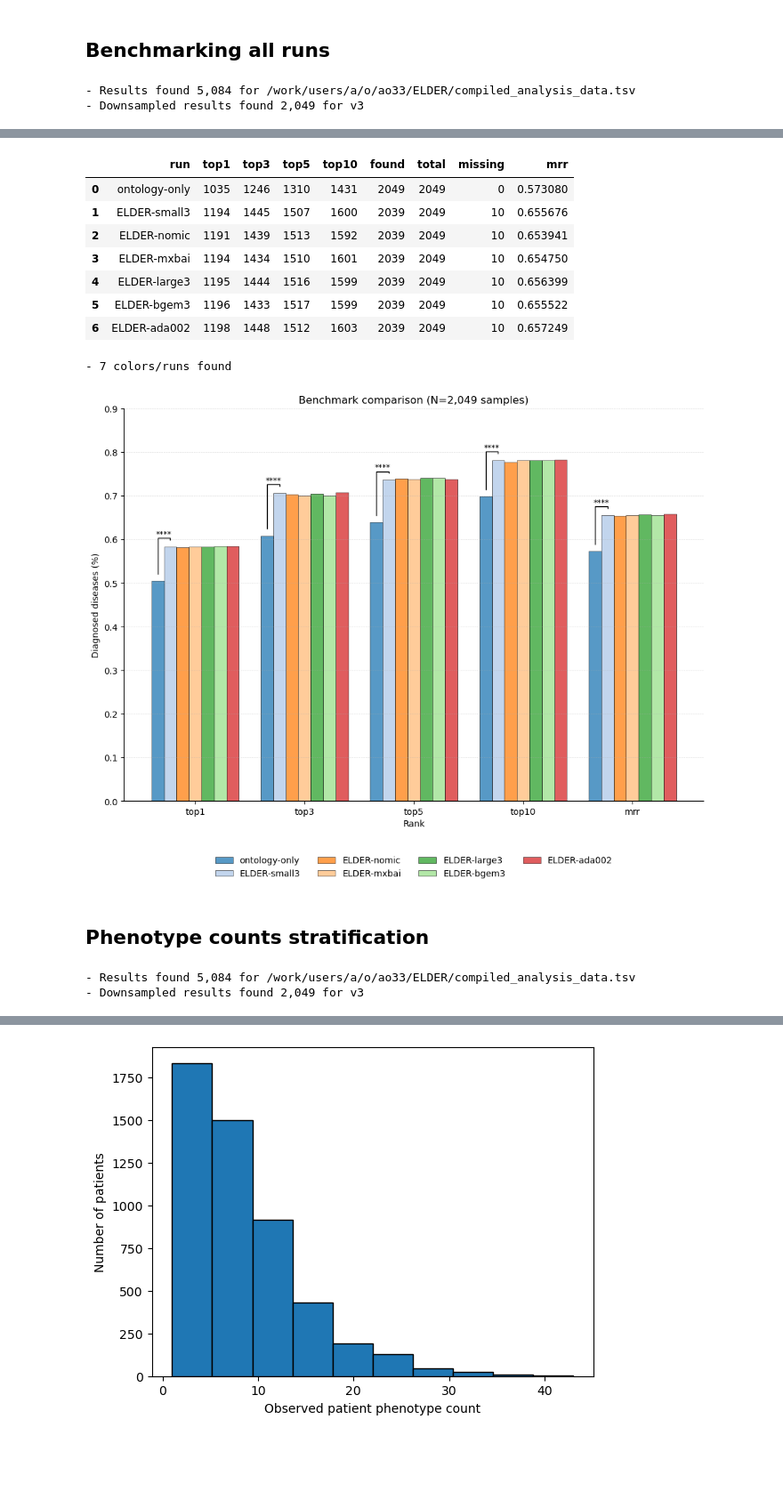
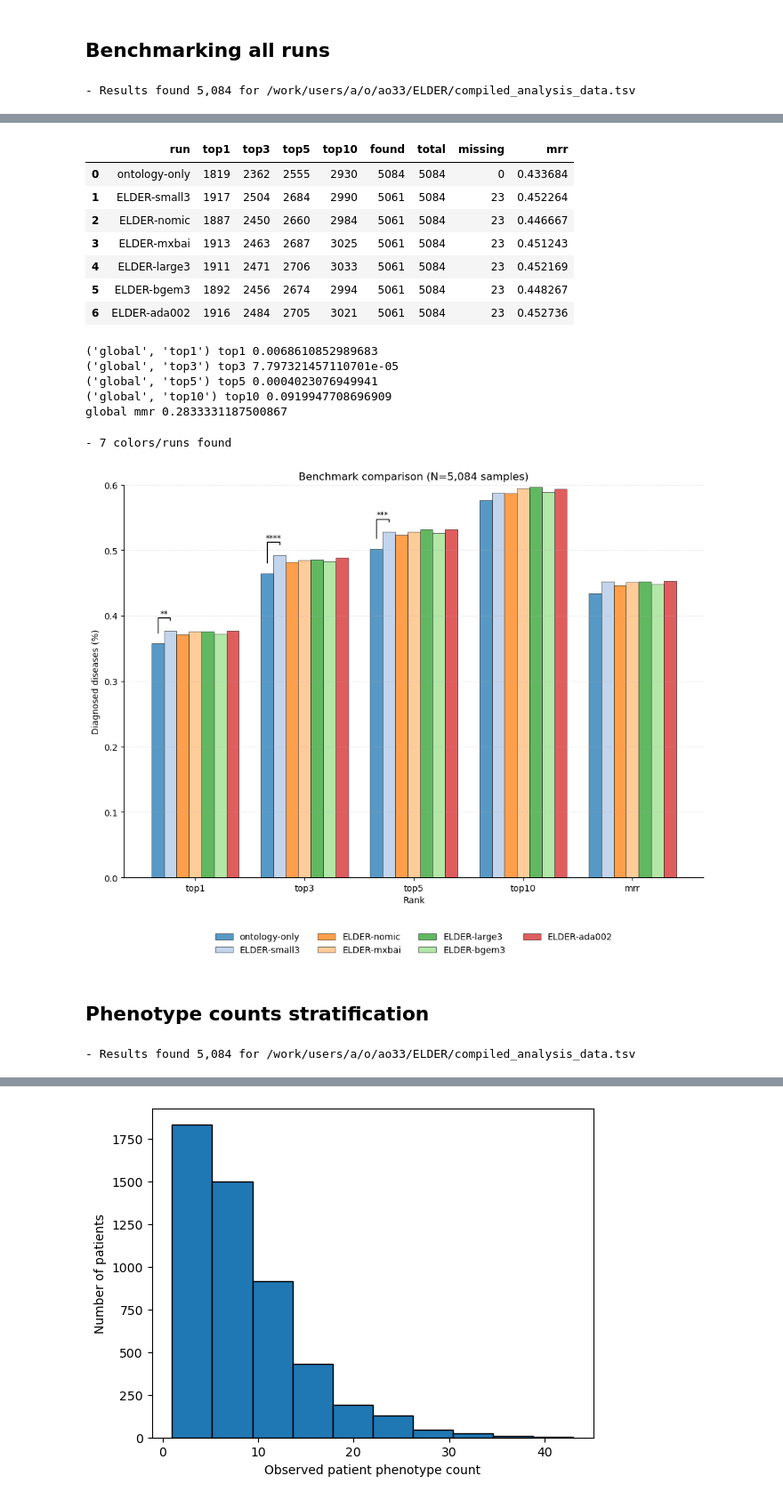
Before and after one commit to monarch-initiative/ELDER, a Jupyter notebook: jupyter_notebooks/elder_analysis.ipynb, the cells around one changed output, grey strips where cells are left out. Shown at 89% size. Saved outputs shown, nothing was run; the diff lists cells and outputs as text; code cells hidden in the pictures; blank space fills up the shorter version.

```diff
--- a/jupyter_notebooks/elder_analysis.ipynb
+++ b/jupyter_notebooks/elder_analysis.ipynb
@@ -2097,7 +2097,7 @@ def add_pvalue_brackets(ax, bars_a, bars_b, pvals, pad=0.03, h=0.02, fs=9, total
 res_filepath = "/work/users/a/o/ao33/ELDER/compiled_analysis_data.tsv"
 stats_filepath = "/work/users/a/o/ao33/ELDER/stats_analsysis.tsv"
 fig_dir = "/work/users/a/o/ao33/ELDER/FIGURES_NEW"
-downsample = 3
+downsample = False
 os.makedirs(fig_dir, exist_ok=True)
 
 # Format output names/paths for All data
@@ -2127,7 +2127,6 @@ if downsample != False:
     print("- Downsampled results found {} for v{}".format(format(len(res_df), ','), downsample))
 # %% [output]
 - Results found 5,084 for /work/users/a/o/ao33/ELDER/compiled_analysis_data.tsv
-- Downsampled results found 2,049 for v3
 # %%
 display(stats_df)
 # %% [output]
@@ -2207,13 +2206,13 @@ display(data)
 data.to_csv(save_stats, sep='\t', index=False)
 # %% [output]
 |  | run | top1 | top3 | top5 | top10 | found | total | missing | mrr |
-| 0 | ontology-only | 1035 | 1246 | 1310 | 1431 | 2049 | 2049 | 0 | 0.573080 |
-| 1 | ELDER-small3 | 1194 | 1445 | 1507 | 1600 | 2039 | 2049 | 10 | 0.655676 |
-| 2 | ELDER-nomic | 1191 | 1439 | 1513 | 1592 | 2039 | 2049 | 10 | 0.653941 |
-| 3 | ELDER-mxbai | 1194 | 1434 | 1510 | 1601 | 2039 | 2049 | 10 | 0.654750 |
-| 4 | ELDER-large3 | 1195 | 1444 | 1516 | 1599 | 2039 | 2049 | 10 | 0.656399 |
-| 5 | ELDER-bgem3 | 1196 | 1433 | 1517 | 1599 | 2039 | 2049 | 10 | 0.655522 |
-| 6 | ELDER-ada002 | 1198 | 1448 | 1512 | 1603 | 2039 | 2049 | 10 | 0.657249 |
+| 0 | ontology-only | 1819 | 2362 | 2555 | 2930 | 5084 | 5084 | 0 | 0.433684 |
+| 1 | ELDER-small3 | 1917 | 2504 | 2684 | 2990 | 5061 | 5084 | 23 | 0.452264 |
+| 2 | ELDER-nomic | 1887 | 2450 | 2660 | 2984 | 5061 | 5084 | 23 | 0.446667 |
+| 3 | ELDER-mxbai | 1913 | 2463 | 2687 | 3025 | 5061 | 5084 | 23 | 0.451243 |
+| 4 | ELDER-large3 | 1911 | 2471 | 2706 | 3033 | 5061 | 5084 | 23 | 0.452169 |
+| 5 | ELDER-bgem3 | 1892 | 2456 | 2674 | 2994 | 5061 | 5084 | 23 | 0.448267 |
+| 6 | ELDER-ada002 | 1916 | 2484 | 2705 | 3021 | 5061 | 5084 | 23 | 0.452736 |
 # %%
 # # Add in wilcoxon pvalues
 pvals = []
@@ -2246,9 +2245,15 @@ for p in p_groups:
 
         pval = stats_df.loc[stats_df["comparison_name"] == key, stats_key].iloc[0]
 
-
+    print(key, p, pval)
     pvals.append(pval)
 #pvals = [stats_df.loc[stats_df["comparison_name"] == "global", "wilcox_pvalue"].iloc[0]]
+# %% [output]
+('global', 'top1') top1 0.0068610852989683
+('global', 'top3') top3 7.797321457110701e-05
+('global', 'top5') top5 0.0004023076949941
+('global', 'top10') top10 0.0919947708696909
+global mmr 0.2833331187500867
 # %%
 # If we need or want to rename any of the columns we can do that here, although this is already the default scheme now
 # config_run_order = ["exomiser_14.0",
@@ -2309,43 +2314,43 @@ ax.xaxis.grid(False)
 for spine in ["top", "right"]:
    ax.spines[spine].set_visible(False)
 
 
 
 # Percentage annotations
 # value labels
 #for container in ax.containers:
 #    ax.bar_label(container, fmt="%.3f", padding=3, fontsize=9)#, fontweight="bold")
 
 bars_a, bars_b = ax.containers[0], ax.containers[1]
 add_pvalue_brackets(ax, bars_a, bars_b, pvals, total_samples=[], show_nonsig=False, percent_space=True, show_pvals=False)
 
 ax.set_ylabel("Diagnosed diseases (%)")
 ax.set_xlabel("Rank")
 ax.set_title("Benchmark comparison (N={} samples)".format(format(df2["total"][0], ',')))
 
 ax.legend(loc="upper center", bbox_to_anchor=(0.5, -0.12), ncol=4, frameon=False)
 plt.xticks(rotation=0)
 
 # Keep consistent with plots downstream in terms of yaxis (0-1, rather than 0-100)
 ax.yaxis.set_major_formatter(matplotlib.ticker.FuncFormatter(lambda y, _: f"{y/100:.1f}"))
 
-#plt.ylim(0, 60)
-plt.ylim(0, 90)
+plt.ylim(0, 60)
+#plt.ylim(0, 90)
 plt.tight_layout()
 plt.savefig(save_figure)
 plt.savefig(save_figure.replace(".pdf", ".png"))
 
 plt.show()
 # %% [output]
 - 7 colors/runs found
-[figure, old version]
+[figure, new version]
 # %% [markdown]
 ## Phenotype counts stratification
 # %%
 res_filepath = "/work/users/a/o/ao33/ELDER/compiled_analysis_data.tsv"
 stats_filepath = "/work/users/a/o/ao33/ELDER/stats_analsysis.tsv"
 fig_dir = "/work/users/a/o/ao33/ELDER/FIGURES_NEW"
-downsample = 3
+downsample = False
 os.makedirs(fig_dir, exist_ok=True)
 
 # Format output names/paths for All data
@@ -2375,7 +2380,6 @@ if downsample != False:
     print("- Downsampled results found {} for v{}".format(format(len(res_df), ','), downsample))
 # %% [output]
 - Results found 5,084 for /work/users/a/o/ao33/ELDER/compiled_analysis_data.tsv
-- Downsampled results found 2,049 for v3
 # %%
 # Tally rank counts across each group
 p_groups = ["1-10", "10-20", "20-30", "30+"]
```
Also changed, not shown: parts of 12 cells of this notebook.
